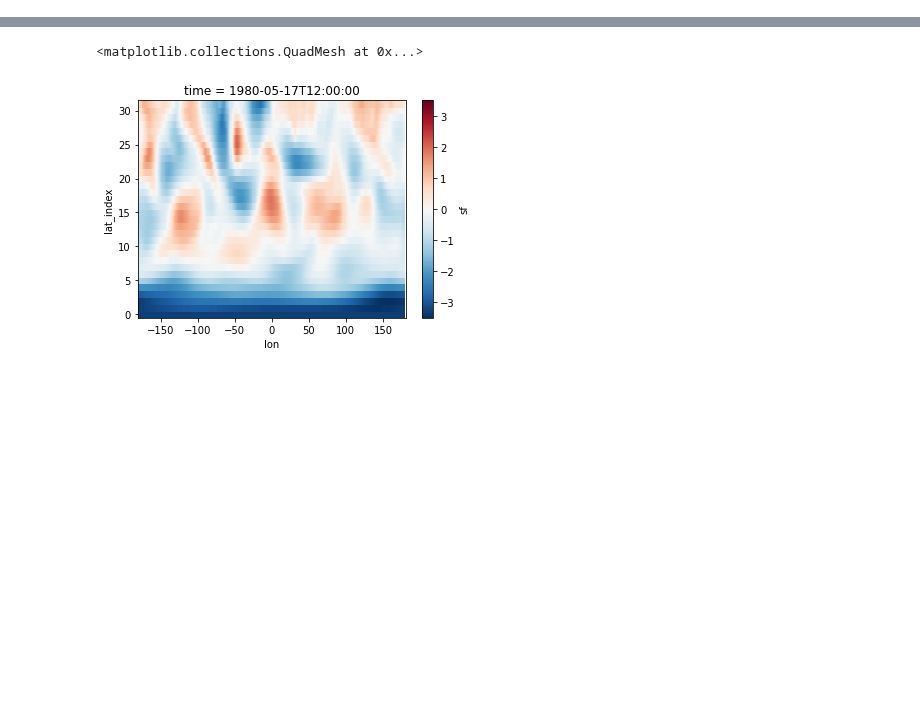
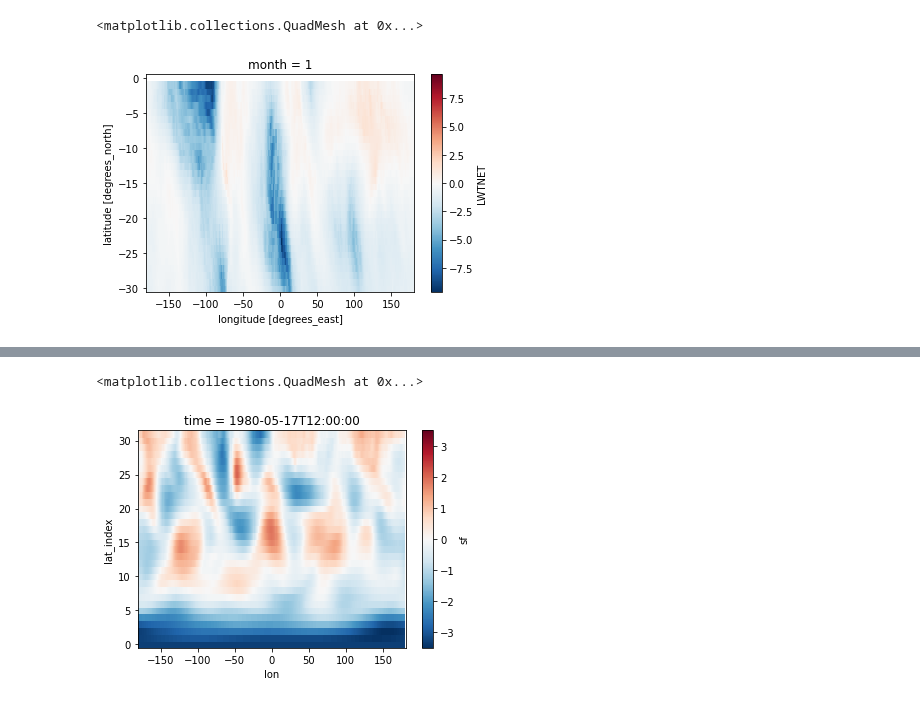
Before and after one commit to rlbaiman/AntarcticAR_ML, a Jupyter notebook: Make_test_data.ipynb, the cells around one changed output, grey strips where cells are left out. Cells and saved outputs as stored; diff of their text form; code cells hidden in the pictures; blank space fills up the shorter version.

```diff
--- a/Make_test_data.ipynb
+++ b/Make_test_data.ipynb
@@ -8,0 +140,2 @@ from matplotlib.colors import ListedColormap
+# %%
+data = xr.concat([d1980, d1990, d2000, d2010], dim = 'time')
@@ -8,0 +153,7 @@ from matplotlib.colors import ListedColormap
+# %%
+std = data.groupby('time.month').std('time')
+# %%
+mean = data.groupby('time.month').mean('time')
+# %%
+test = (220 - mean)/std
+test
@@ -8,0 +169,5 @@ from matplotlib.colors import ListedColormap
+# %%
+test.isel(month = 0).LWTNET.plot()
+# %% [output]
+<matplotlib.collections.QuadMesh at 0x...>
+[figure, added]
```
Also changed, not shown: parts of 21 cells of this notebook, 7 other files.
